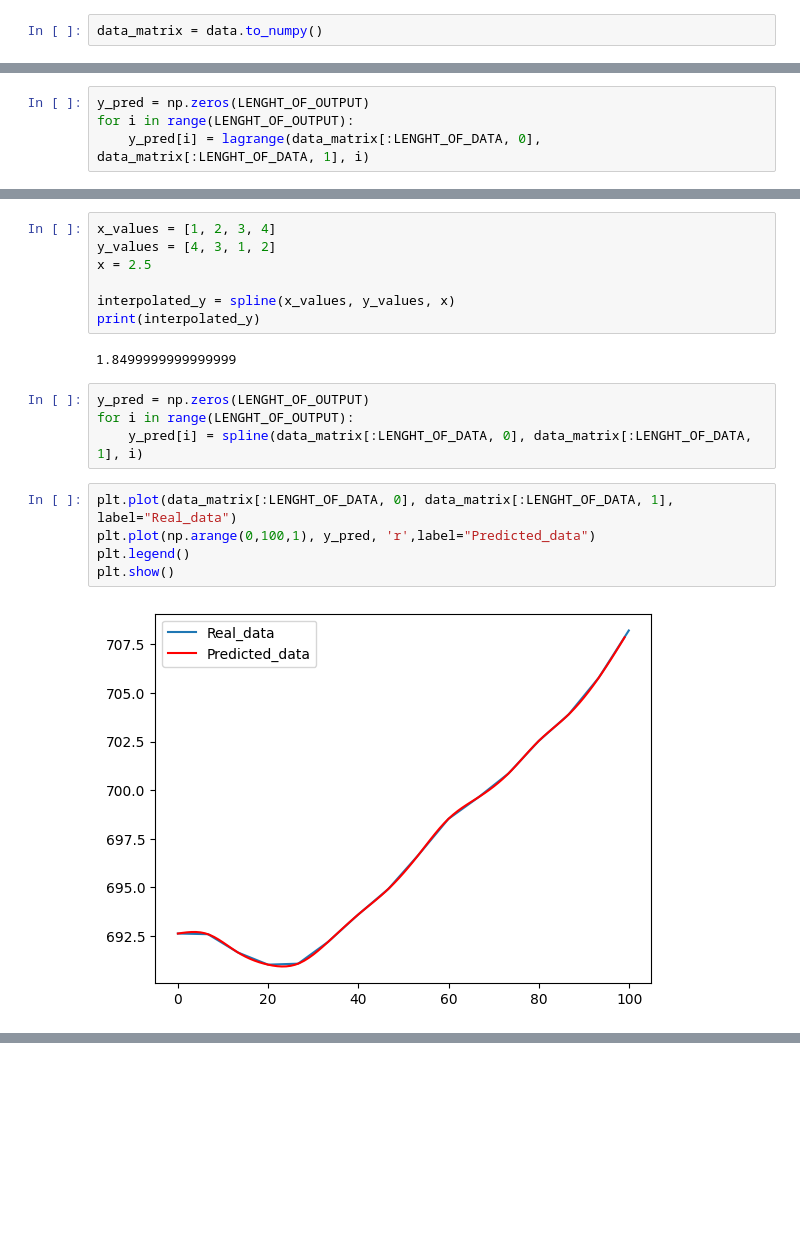
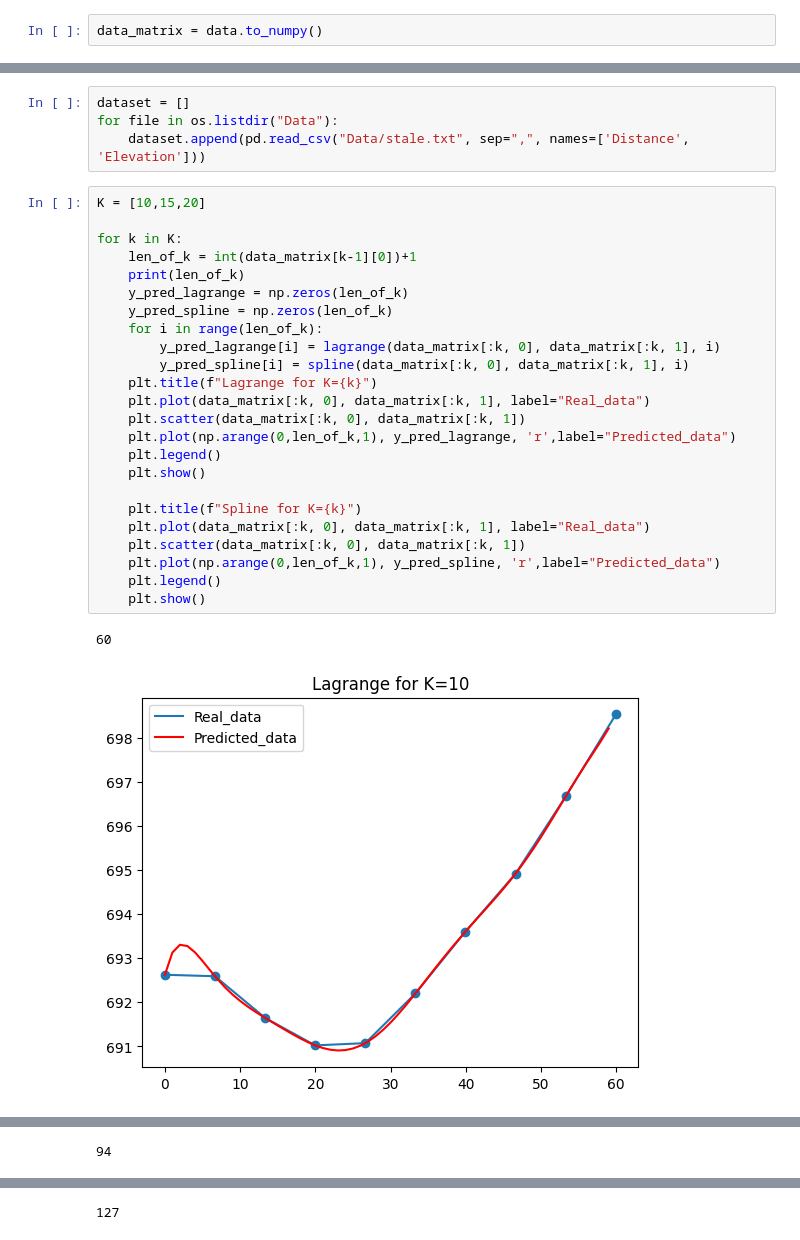
Before and after one commit to mikitomi21/Altitude_Profile_Approximation, a Jupyter notebook: pres.ipynb, the cells around one changed output, grey strips where cells are left out. Saved outputs shown, nothing was run; the diff lists cells and outputs as text; blank space fills up the shorter version.

Commit message:
Create plots using K points to aproximate

```diff
--- a/pres.ipynb
+++ b/pres.ipynb
@@ -36,4 +30,0 @@ LENGHT_OF_OUTPUT = 100
-# %%
-y_pred = np.zeros(LENGHT_OF_OUTPUT)
-for i in range(LENGHT_OF_OUTPUT):
-    y_pred[i] = lagrange(data_matrix[:LENGHT_OF_DATA, 0], data_matrix[:LENGHT_OF_DATA, 1], i)
@@ -47,20 +31,31 @@ plt.show()
-# %%
-x_values = [1, 2, 3, 4]
-y_values = [4, 3, 1, 2]
-x = 2.5
-
-interpolated_y = spline(x_values, y_values, x)
-print(interpolated_y)
-# %% [output]
-1.8499999999999999
-# %%
-y_pred = np.zeros(LENGHT_OF_OUTPUT)
-for i in range(LENGHT_OF_OUTPUT):
-    y_pred[i] = spline(data_matrix[:LENGHT_OF_DATA, 0], data_matrix[:LENGHT_OF_DATA, 1], i)
-# %%
-plt.plot(data_matrix[:LENGHT_OF_DATA, 0], data_matrix[:LENGHT_OF_DATA, 1], label="Real_data")
-plt.plot(np.arange(0,100,1), y_pred, 'r',label="Predicted_data")
-plt.legend()
-plt.show()
-# %% [output]
-[figure, removed]
+# %%
+dataset = []
+for file in os.listdir("Data"):
+    dataset.append(pd.read_csv("Data/stale.txt", sep=",", names=['Distance', 'Elevation']))
+# %%
+K = [10,15,20]
+
+for k in K:
+    len_of_k = int(data_matrix[k-1][0])+1
+    print(len_of_k)
+    y_pred_lagrange = np.zeros(len_of_k)
+    y_pred_spline = np.zeros(len_of_k)
+    for i in range(len_of_k):
+        y_pred_lagrange[i] = lagrange(data_matrix[:k, 0], data_matrix[:k, 1], i)
+        y_pred_spline[i] = spline(data_matrix[:k, 0], data_matrix[:k, 1], i)
+    plt.title(f"Lagrange for K={k}")
+    plt.plot(data_matrix[:k, 0], data_matrix[:k, 1], label="Real_data")
+    plt.scatter(data_matrix[:k, 0], data_matrix[:k, 1])
+    plt.plot(np.arange(0,len_of_k,1), y_pred_lagrange, 'r',label="Predicted_data")
+    plt.legend()
+    plt.show()
+
+    plt.title(f"Spline for K={k}")
+    plt.plot(data_matrix[:k, 0], data_matrix[:k, 1], label="Real_data")
+    plt.scatter(data_matrix[:k, 0], data_matrix[:k, 1])
+    plt.plot(np.arange(0,len_of_k,1), y_pred_spline, 'r',label="Predicted_data")
+    plt.legend()
+    plt.show()
+# %% [output]
+60
+[figure, added]
@@ -66,0 +63 @@ plt.show()
+94
@@ -66,0 +66 @@ plt.show()
+127
```
Also changed, not shown: parts of 5 cells of this notebook, 1 other file.
